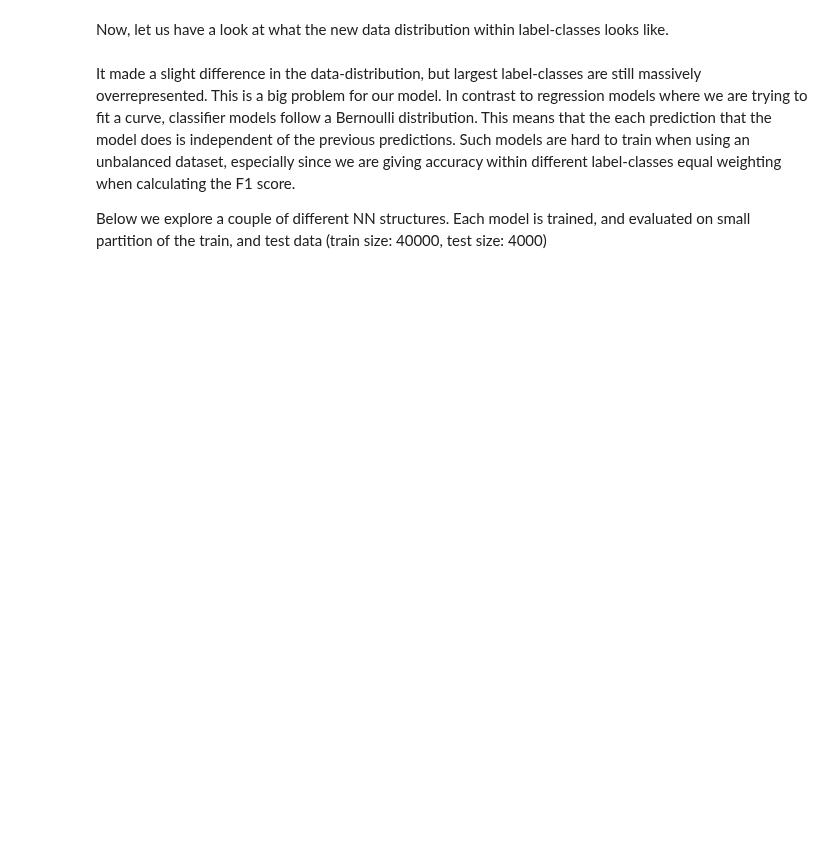
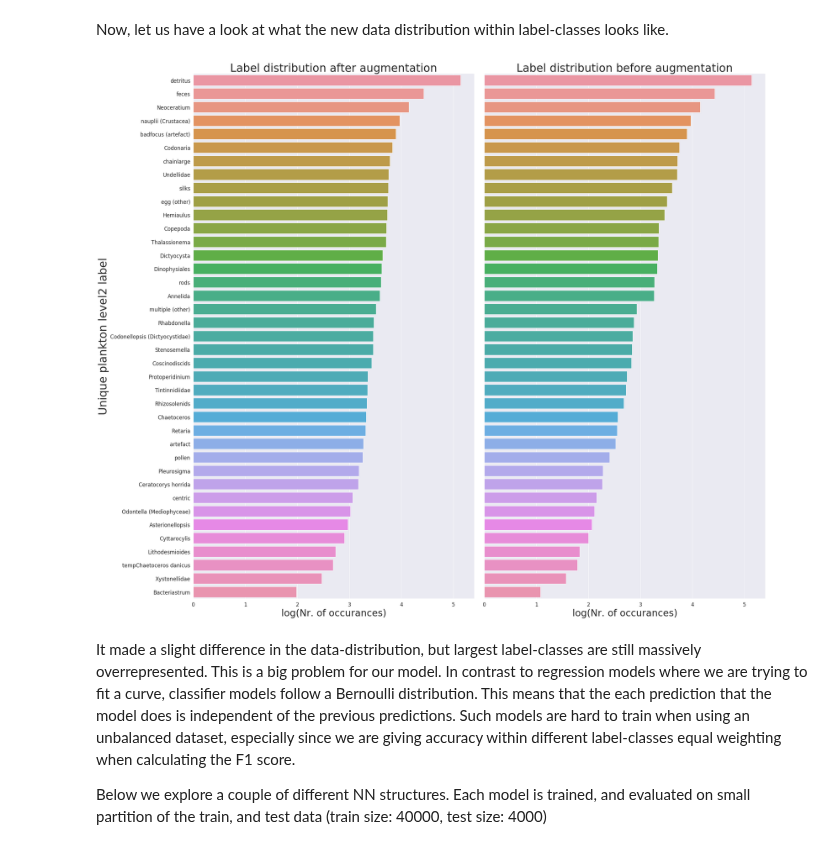
Before and after one commit to yohannjs/AML-2019, a Jupyter notebook: Challenges/4_Plankton/master_plankton.ipynb, the cells around one changed output. Cells and saved outputs as stored; diff of their text form; code cells hidden in the pictures; blank space fills up the shorter version.

```diff
--- a/Challenges/4_Plankton/master_plankton.ipynb
+++ b/Challenges/4_Plankton/master_plankton.ipynb
@@ -142,9 +150,17 @@ labels-classes containing images  ['silks' 'Neoceratium' 'Rhizosolenids' 'multip
 # %% [markdown]
 As we can see, there are 713 images that are considered as "too big", by this metric. We will explore this more later. Below is the function we use to scale images to the correct size.
 # %%
+def strip(key):
+    return int(key[5:-4])
+
+def reverse_strip(objid):
+    return 'imgs/' + str(objid) + '.jpg'
+
+def fetch_label(key, lvl='level2'):
+    return list(labelsDF[labelsDF['objid']==strip(key)][lvl])[0]
+
 # code inspired by https://jdhao.github.io/2017/11/06/resize-image-to-square-with-padding/
-
-def image_processing(path):
+def image_processing(key):
     desired_size = 972 # max of width and height in dataset
     im_orginal = Image.open(imgFiles[key])
     old_size = im_orginal.size  # old_size[0] is in (width, height) format
@@ -158,7 +174,7 @@ def image_processing(path):
     padding = (delta_w//2, delta_h//2, delta_w-(delta_w//2), delta_h-(delta_h//2))
     im_padded = ImageOps.expand(im_scaled, padding, fill=255) # padding of scaled picture
 
-    final_size = (70, 70) # input size for CNN
+    final_size = (100, 100) # input size for CNN
     im_final = im_padded.resize(final_size, resample=0) # resize to input size of CNN
     return np.array(im_final)
 # %% [markdown]
@@ -167,4 +183,4 @@ Earlier we discovered a disparity in the distribution of the different labels. T
 Below, we reshape all the images in the original dictionary to size 100x100. We also attach the corresponding label to each image. After that we delete the initial dictionary imgFiles.
 # %%
 img_keys = list(imgFiles.keys())
-processed_imgs = {strip(key) : [image_processing(key), fetch_label(key)] for key in tqdm(img_keys)}
+processed_imgs = {strip(key) : [image_processing(key), fetch_label(key)] for key in img_keys} # Use tqdm here if it looks nice
@@ -270,32 +300,34 @@ Now, let us have a look at what the new data distribution within label-classes l
 # %%
 list_labels = []
 for objid in list(processed_imgs.keys()):
     list_labels.append([objid, processed_imgs[objid][1]])
 
 labels_objid_dict = {'objid' : [element[0] for element in list_labels],
                      'label' : [element[1] for element in list_labels]}
 labelDF = pd.DataFrame.from_dict(labels_objid_dict)
 
 number_unique_names2 = labelDF.groupby('label', as_index=True)['objid'].count()
 number_unique_names2.sort_values(inplace=True, ascending=False)
 
 fig = plt.figure(figsize=(30,25))
 ax1 = fig.add_subplot(1,2,1)
 ax2 = fig.add_subplot(1,2,2)
 
 sns.barplot(y=number_unique_names2.index, x=np.log10(number_unique_names2.values), ax=ax1)
 sns.barplot(y=number_unique_names.index, x=np.log10(number_unique_names.values), ax=ax2)
 ax2.set(yticks=[])
-sns.set(font_scale=1.4)
+sns.set(font_scale=1.6)
 
 ax1.set_ylabel('Unique plankton level2 label', fontsize=35)
 ax1.set_xlabel('log(Nr. of occurances)', fontsize=30)
 ax1.set_title('Label distribution after augmentation', fontsize=35)
 
 ax2.set_ylabel('')
 ax2.set_xlabel('log(Nr. of occurances)', fontsize=30)
 ax2.set_title('Label distribution before augmentation', fontsize=35)
 plt.tight_layout()
+# %% [output]
+[figure, added]
 # %% [markdown]
 It made a slight difference in the data-distribution, but largest label-classes are still massively overrepresented. This is a big problem for our model. In contrast to regression models where we are trying to fit a curve, classifier models follow a Bernoulli distribution. This means that the each prediction that the model does is independent of the previous predictions. Such models are hard to train when using an unbalanced dataset, especially since we are giving accuracy within different label-classes equal weighting when calculating the F1 score.
 
```
Also changed, not shown: parts of 19 cells of this notebook, 1 other file.
